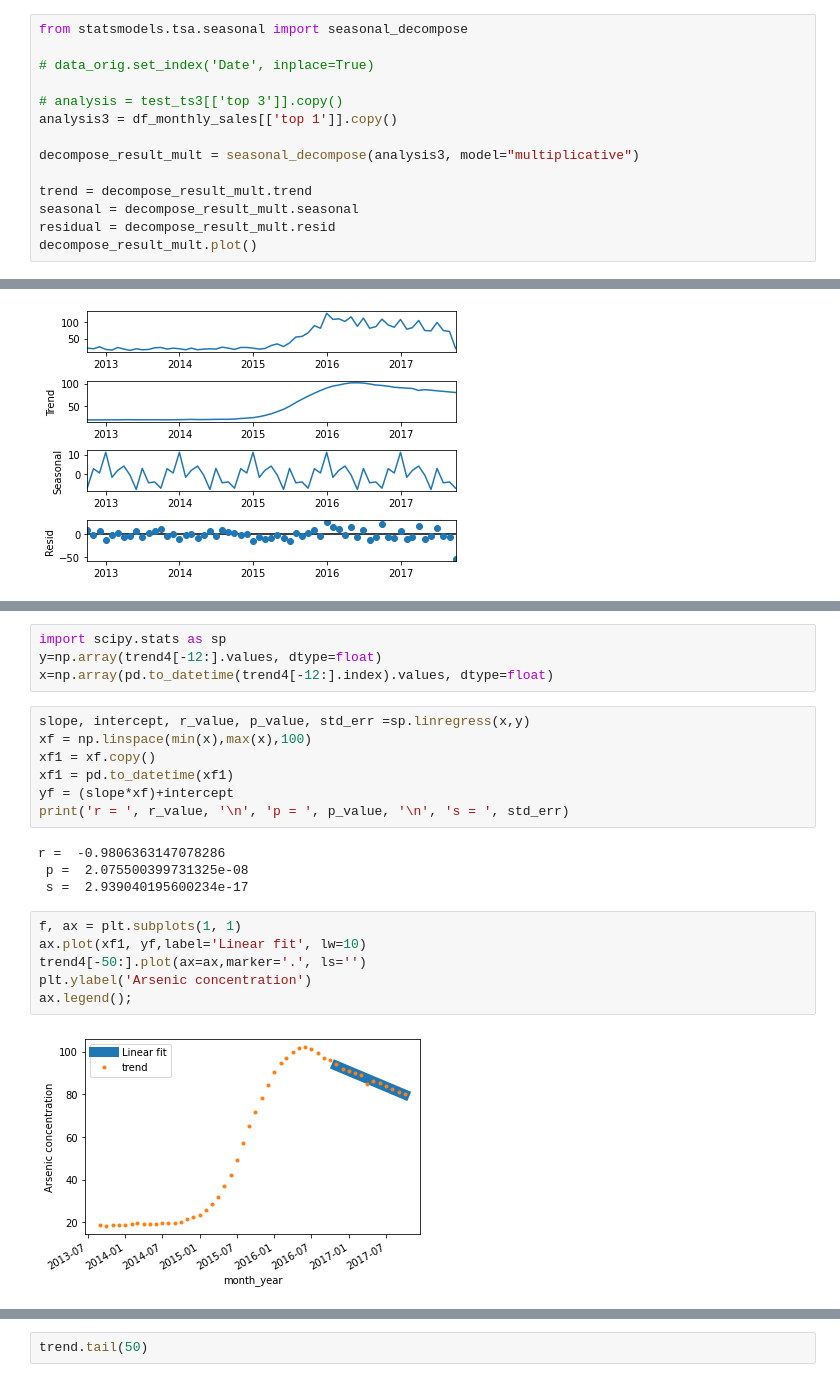
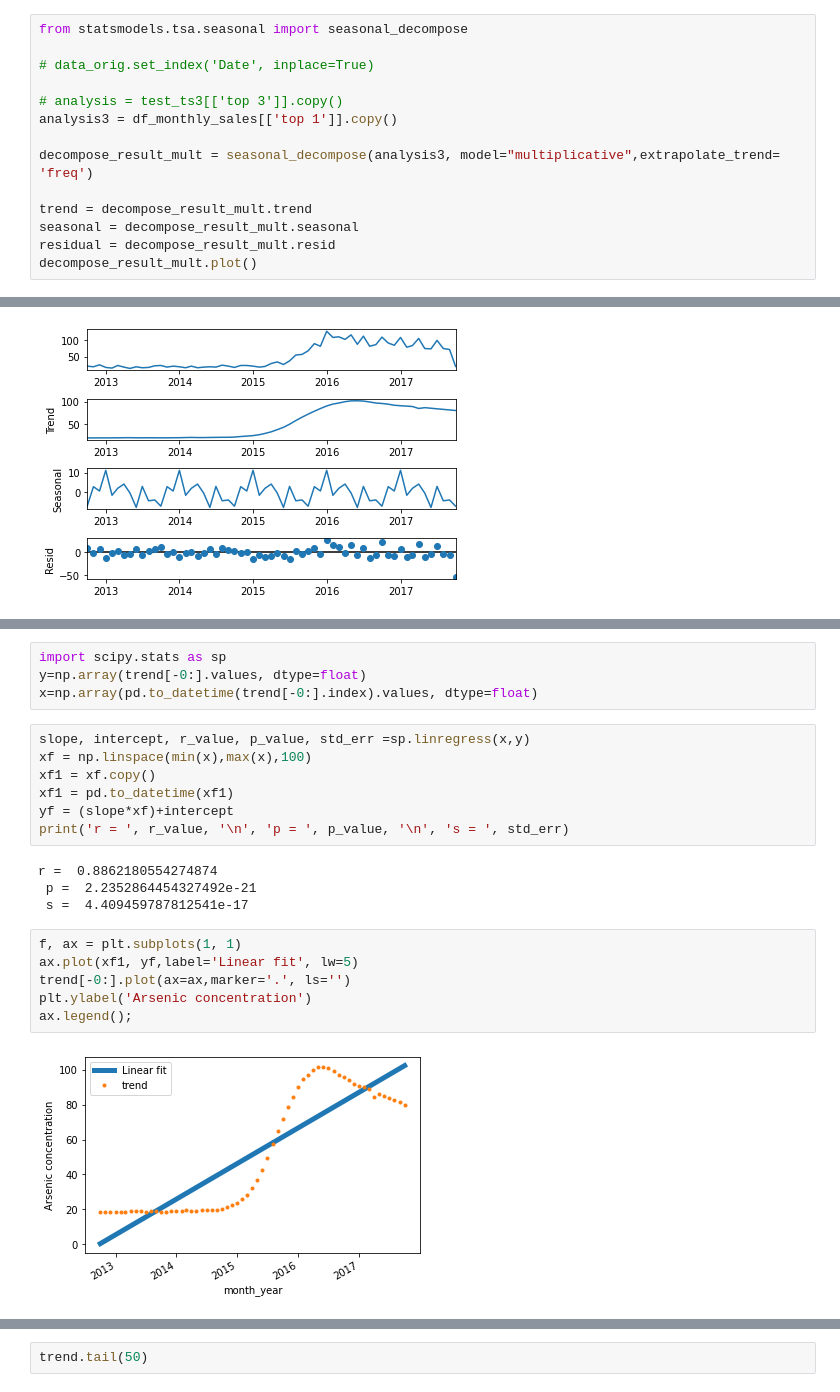
Before and after one commit to akib1162100/data_science_challenge, a Jupyter notebook: DS_challenge.ipynb, the cells around one changed output, grey strips where cells are left out. Drawn from its saved outputs; the diff is of its cells as text.

Commit message:
measured rating trends

```diff
--- a/DS_challenge.ipynb
+++ b/DS_challenge.ipynb
@@ -52,7 +111,7 @@ from statsmodels.tsa.seasonal import seasonal_decompose
 # analysis = test_ts3[['top 3']].copy()
 analysis3 = df_monthly_sales[['top 1']].copy()
 
-decompose_result_mult = seasonal_decompose(analysis3, model="multiplicative")
+decompose_result_mult = seasonal_decompose(analysis3, model="multiplicative",extrapolate_trend= 'freq')
 
 trend = decompose_result_mult.trend
 seasonal = decompose_result_mult.seasonal
@@ -100,8 +159,8 @@ month_year
 Name: trend, dtype: float64
 # %%
 import scipy.stats as sp
-y=np.array(trend4[-12:].values, dtype=float)
-x=np.array(pd.to_datetime(trend4[-12:].index).values, dtype=float)
+y=np.array(trend[-0:].values, dtype=float)
+x=np.array(pd.to_datetime(trend[-0:].index).values, dtype=float)
 # %%
 slope, intercept, r_value, p_value, std_err =sp.linregress(x,y)
 xf = np.linspace(min(x),max(x),100)
@@ -110,16 +169,16 @@ xf1 = pd.to_datetime(xf1)
 yf = (slope*xf)+intercept
 print('r = ', r_value, '\n', 'p = ', p_value, '\n', 's = ', std_err)
 # %% [output]
-r =  -0.9806363147078286
- p =  2.075500399731325e-08
- s =  2.939040195600234e-17
+r =  0.8862180554274874
+ p =  2.2352864454327492e-21
+ s =  4.409459787812541e-17
 # %%
 f, ax = plt.subplots(1, 1)
-ax.plot(xf1, yf,label='Linear fit', lw=10)
-trend4[-50:].plot(ax=ax,marker='.', ls='')
+ax.plot(xf1, yf,label='Linear fit', lw=5)
+trend[-0:].plot(ax=ax,marker='.', ls='')
 plt.ylabel('Arsenic concentration')
 ax.legend();
 # %% [output]
-[figure, old version]
+[figure, new version]
 # %%
 import datetime as dt
```
Also changed, not shown: parts of 13 cells of this notebook.
